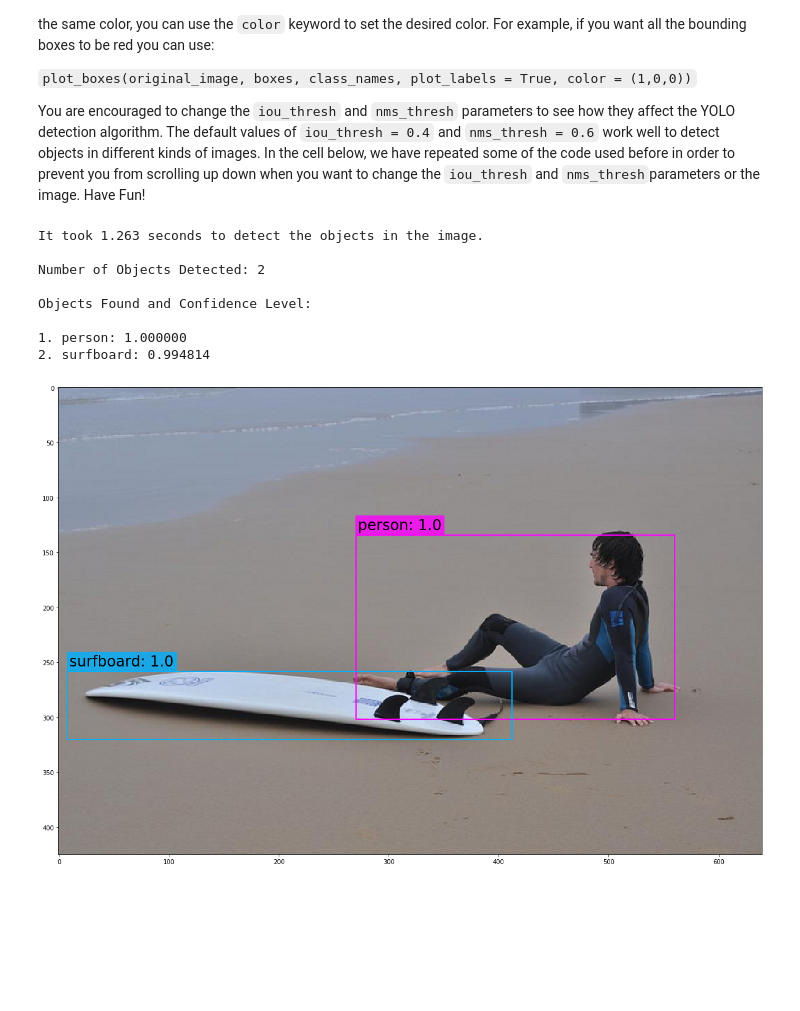
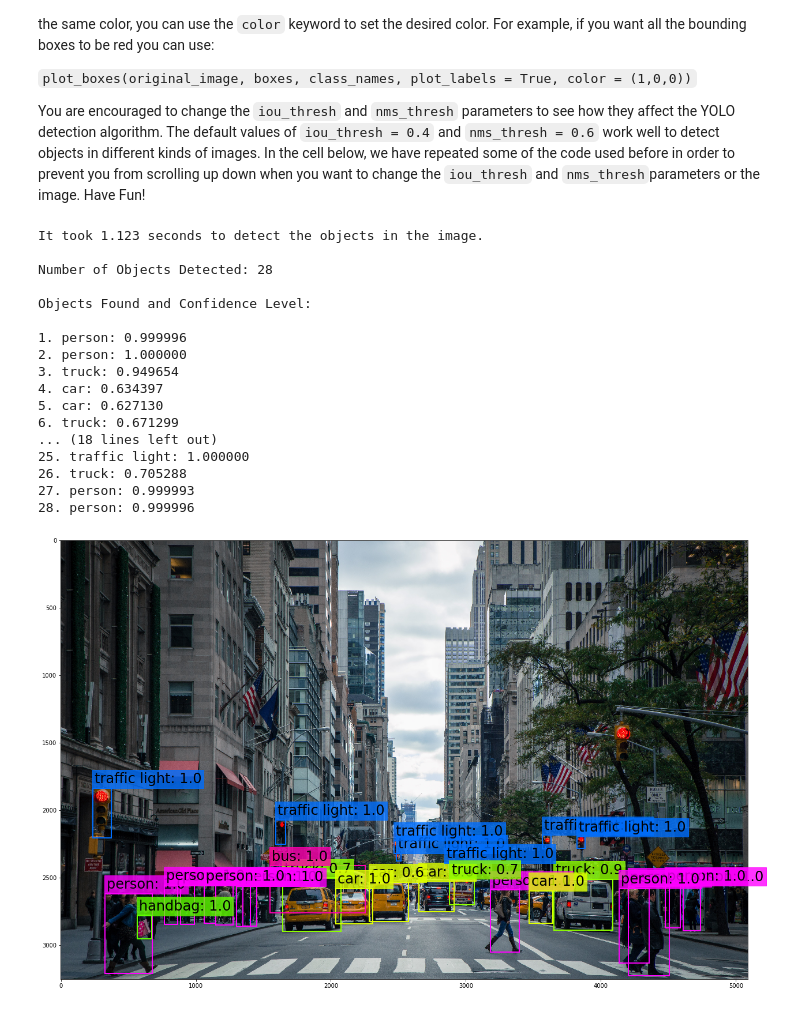
Before and after one commit to miharothl/CVND, a Jupyter notebook: lab/yolo/YOLO.ipynb, the cells around one changed output. Cells and saved outputs as stored; diff of their text form; code cells hidden in the pictures; blank space fills up the shorter version.

```diff
--- a/lab/yolo/YOLO.ipynb
+++ b/lab/yolo/YOLO.ipynb
@@ -158,35 +159,45 @@ You are encouraged to change the `iou_thresh` and `nms_thresh` parameters to see
 plt.rcParams['figure.figsize'] = [24.0, 14.0]
 
 # Load the image
 img = cv2.imread('./images/surf.jpg')
+img = cv2.imread('./images/city_scene.jpg')
 
 # Convert the image to RGB
 original_image = cv2.cvtColor(img, cv2.COLOR_BGR2RGB)
 
 # We resize the image to the input width and height of the first layer of the network.
 resized_image = cv2.resize(original_image, (m.width, m.height))
 
 # Set the IOU threshold. Default value is 0.4
 iou_thresh = 0.4
 
 # Set the NMS threshold. Default value is 0.6
 nms_thresh = 0.6
 
 # Detect objects in the image
 boxes = detect_objects(m, resized_image, iou_thresh, nms_thresh)
 
 # Print the objects found and the confidence level
 print_objects(boxes, class_names)
 
 #Plot the image with bounding boxes and corresponding object class labels
 plot_boxes(original_image, boxes, class_names, plot_labels = True)
 # %% [output]
-It took 1.263 seconds to detect the objects in the image.
+It took 1.123 seconds to detect the objects in the image.
 
-Number of Objects Detected: 2
+Number of Objects Detected: 28
 
 Objects Found and Confidence Level:
 
-1. person: 1.000000
-2. surfboard: 0.994814
+1. person: 0.999996
+2. person: 1.000000
+3. truck: 0.949654
+4. car: 0.634397
+5. car: 0.627130
+6. truck: 0.671299
+... (18 lines left out)
+25. traffic light: 1.000000
+26. truck: 0.705288
+27. person: 0.999993
+28. person: 0.999996
-[figure, old version]
+[figure, new version]
```
Also changed, not shown: parts of 1 cell of this notebook.
